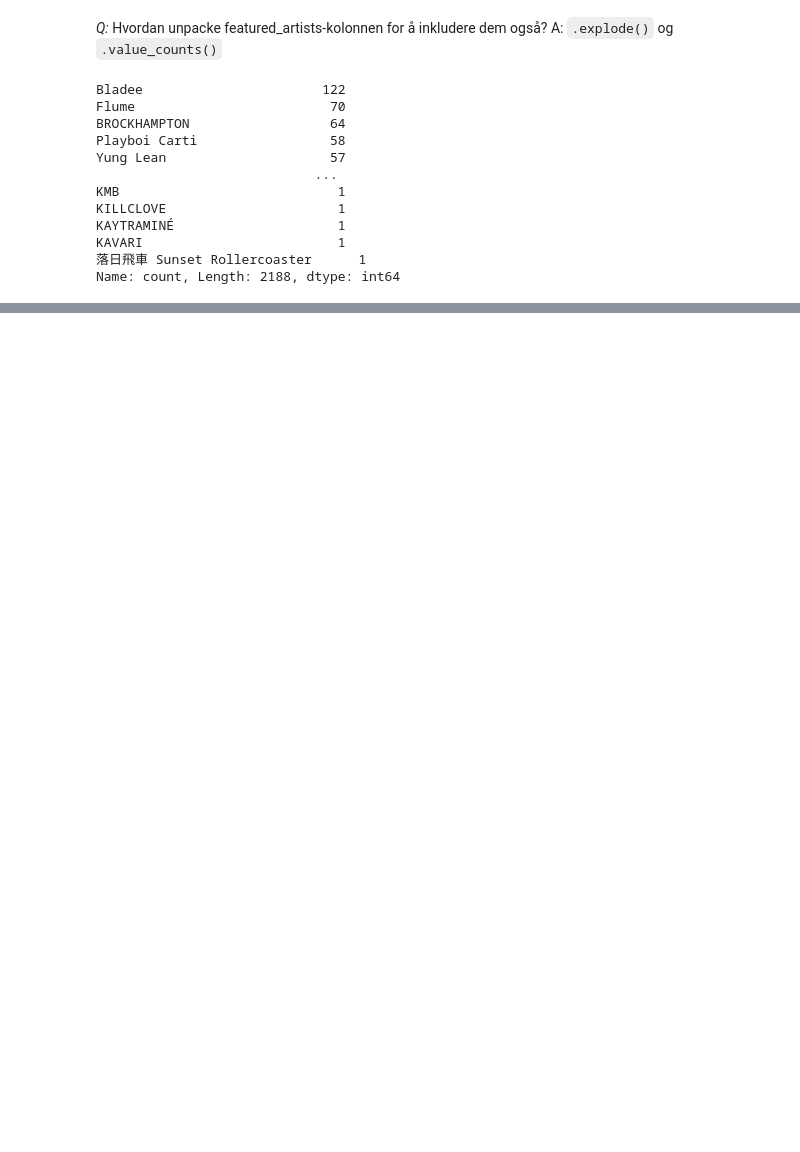
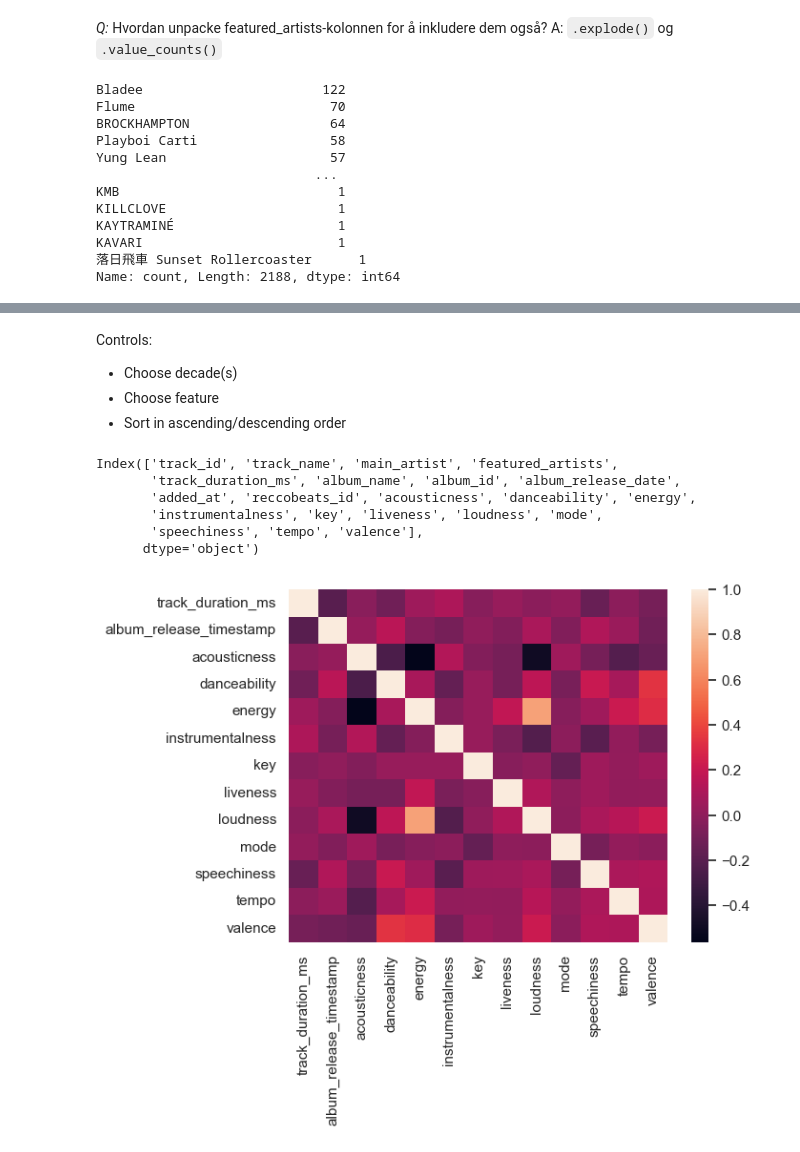
Before and after one commit to aadle/spotify-dashboard, a Jupyter notebook: notebooks/data_exploration.ipynb, the cells around one changed output, grey strips where cells are left out. Drawn from its saved outputs; the diff is of its cells as text; code cells hidden in the pictures; blank space fills up the shorter version.

```diff
--- a/notebooks/data_exploration.ipynb
+++ b/notebooks/data_exploration.ipynb
@@ -215,0 +189,6 @@ if not dir_path.exists():
+# %%
+df_filtered = df_merged[df_merged.groupby("main_artist")["main_artist"].transform("size") > 3] # Must have saved at least 3 tracks with the main artist in question
+
+feature_of_interest = "danceability"
+avg_of_features = df_filtered.groupby("main_artist").mean(numeric_only=True)
+avg_of_features[feature_of_interest].sort_values(ascending=False)
@@ -215,0 +230,25 @@ if not dir_path.exists():
+# %% [markdown]
+Controls:
+- Choose decade(s)
+- Choose feature
+- Sort in ascending/descending order
+# %%
+df_filtered.columns
+# %% [output]
+Index(['track_id', 'track_name', 'main_artist', 'featured_artists',
+       'track_duration_ms', 'album_name', 'album_id', 'album_release_date',
+       'added_at', 'reccobeats_id', 'acousticness', 'danceability', 'energy',
+       'instrumentalness', 'key', 'liveness', 'loudness', 'mode',
+       'speechiness', 'tempo', 'valence'],
+      dtype='object')
+# %%
+df_filtered_c = df_filtered.copy()
+df_filtered_c["album_release_timestamp"] = df_filtered_c["album_release_date"].apply(lambda x: x.strftime("%s"))
+sns.heatmap(df_filtered_c[['track_duration_ms',
+                         'album_release_timestamp', # convert to UNIX time?
+                         'acousticness',
+'danceability', 'energy', 'instrumentalness', 'key', 'liveness', 'loudness',
+'mode', 'speechiness', 'tempo', 'valence']].corr())
+plt.show()
+# %% [output]
+[figure, added]
```
Also changed, not shown: parts of 43 cells of this notebook, 10 other files.
